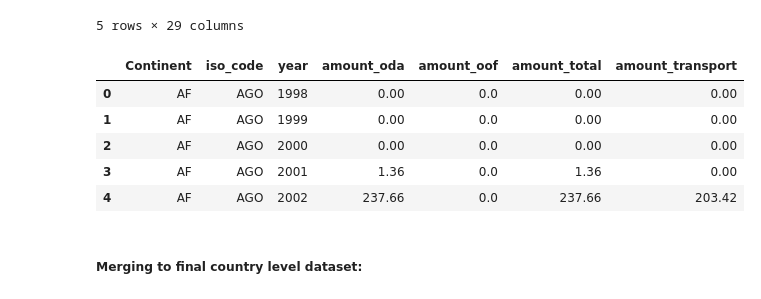
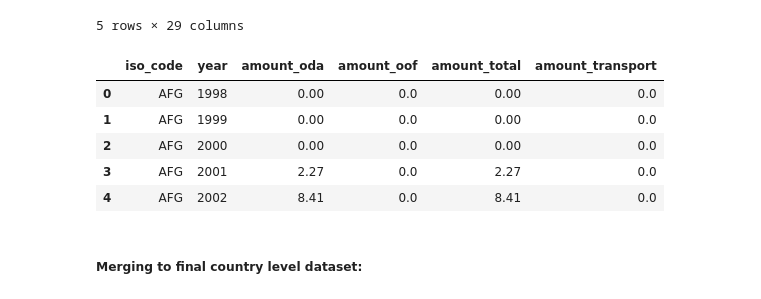
Before and after one commit to frankstevens1/china_devprojects_poverty, a Jupyter notebook: dataset_prep_iso.ipynb, the cells around one changed output. Cells and saved outputs as stored; diff of their text form; code cells hidden in the pictures.

```diff
--- a/dataset_prep_iso.ipynb
+++ b/dataset_prep_iso.ipynb
@@ -128,17 +122,17 @@ display(p_data_iso.head())
 # %%
 # use dataset regions and aggregate amounts
 amounts = pd.read_csv("data_v3.csv", index_col=0)
-amounts = amounts[['ISO_Code', 'year', 'Continent', 'amount_total', 'amount_oof', 'amount_oda', 'amount_transport']]
-amounts = amounts.pivot_table(index = ['Continent', 'ISO_Code', 'year'], values = ['amount_total', 'amount_oof', 'amount_oda', 'amount_transport'], aggfunc = 'sum').reset_index()
+amounts = amounts[['ISO_Code', 'year', 'amount_total', 'amount_oof', 'amount_oda', 'amount_transport']]
+amounts = amounts.pivot_table(index = ['ISO_Code', 'year'], values = ['amount_total', 'amount_oof', 'amount_oda', 'amount_transport'], aggfunc = 'sum').reset_index()
 amounts.rename(columns={'ISO_Code':'iso_code'}, inplace=True)
 amounts.head()
 # %% [output]
-|  | Continent | iso_code | year | amount_oda | amount_oof | amount_total | amount_transport |
-| 0 | AF | AGO | 1998 | 0.00 | 0.0 | 0.00 | 0.00 |
-| 1 | AF | AGO | 1999 | 0.00 | 0.0 | 0.00 | 0.00 |
-| 2 | AF | AGO | 2000 | 0.00 | 0.0 | 0.00 | 0.00 |
-| 3 | AF | AGO | 2001 | 1.36 | 0.0 | 1.36 | 0.00 |
-| 4 | AF | AGO | 2002 | 237.66 | 0.0 | 237.66 | 203.42 |
+|  | iso_code | year | amount_oda | amount_oof | amount_total | amount_transport |
+| 0 | AFG | 1998 | 0.00 | 0.0 | 0.00 | 0.0 |
+| 1 | AFG | 1999 | 0.00 | 0.0 | 0.00 | 0.0 |
+| 2 | AFG | 2000 | 0.00 | 0.0 | 0.00 | 0.0 |
+| 3 | AFG | 2001 | 2.27 | 0.0 | 2.27 | 0.0 |
+| 4 | AFG | 2002 | 8.41 | 0.0 | 8.41 | 0.0 |
 # %% [markdown]
 <h5>Merging to final country level dataset:</h5>
 # %%
```
Also changed, not shown: parts of 5 cells of this notebook, 6 other files.
